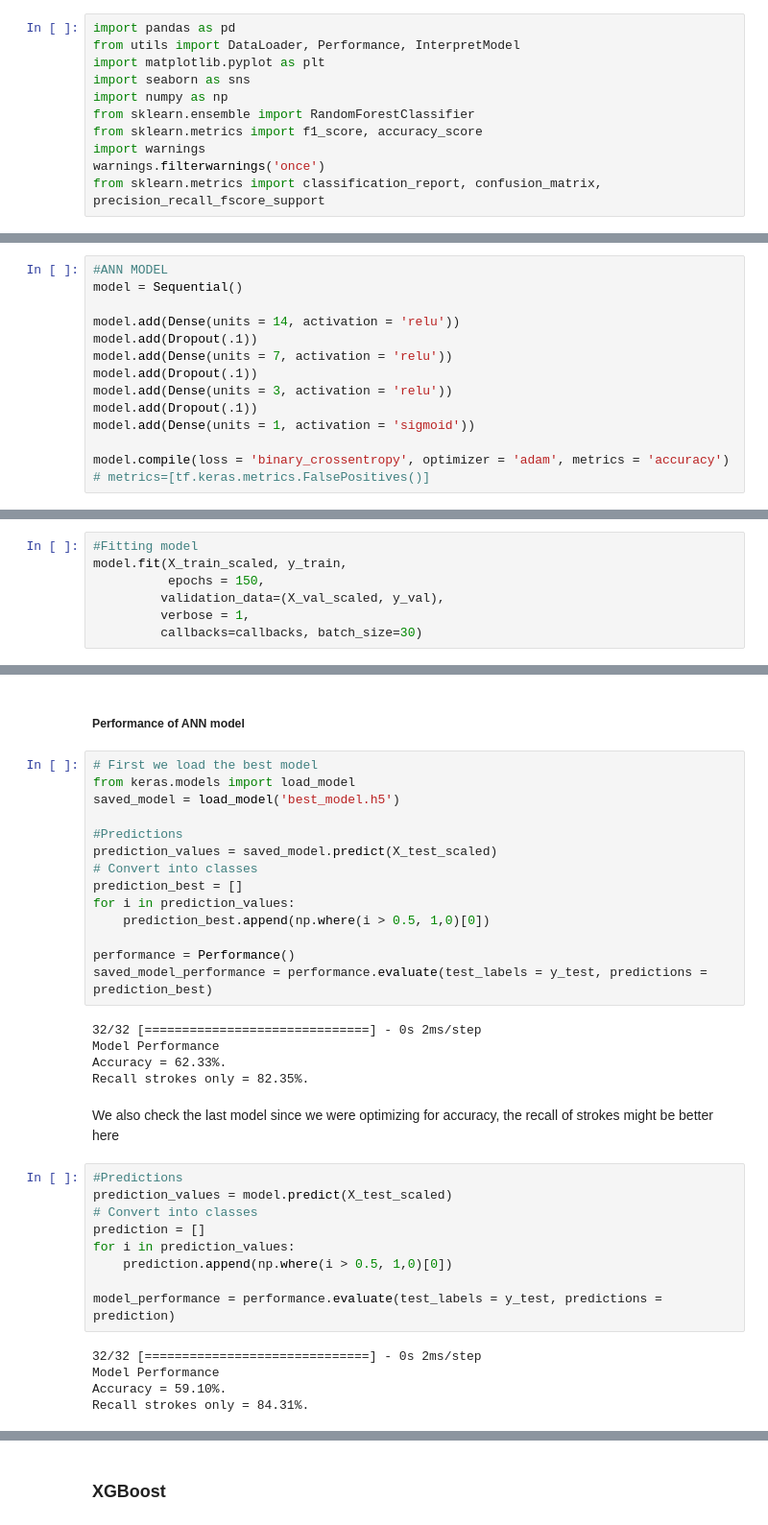
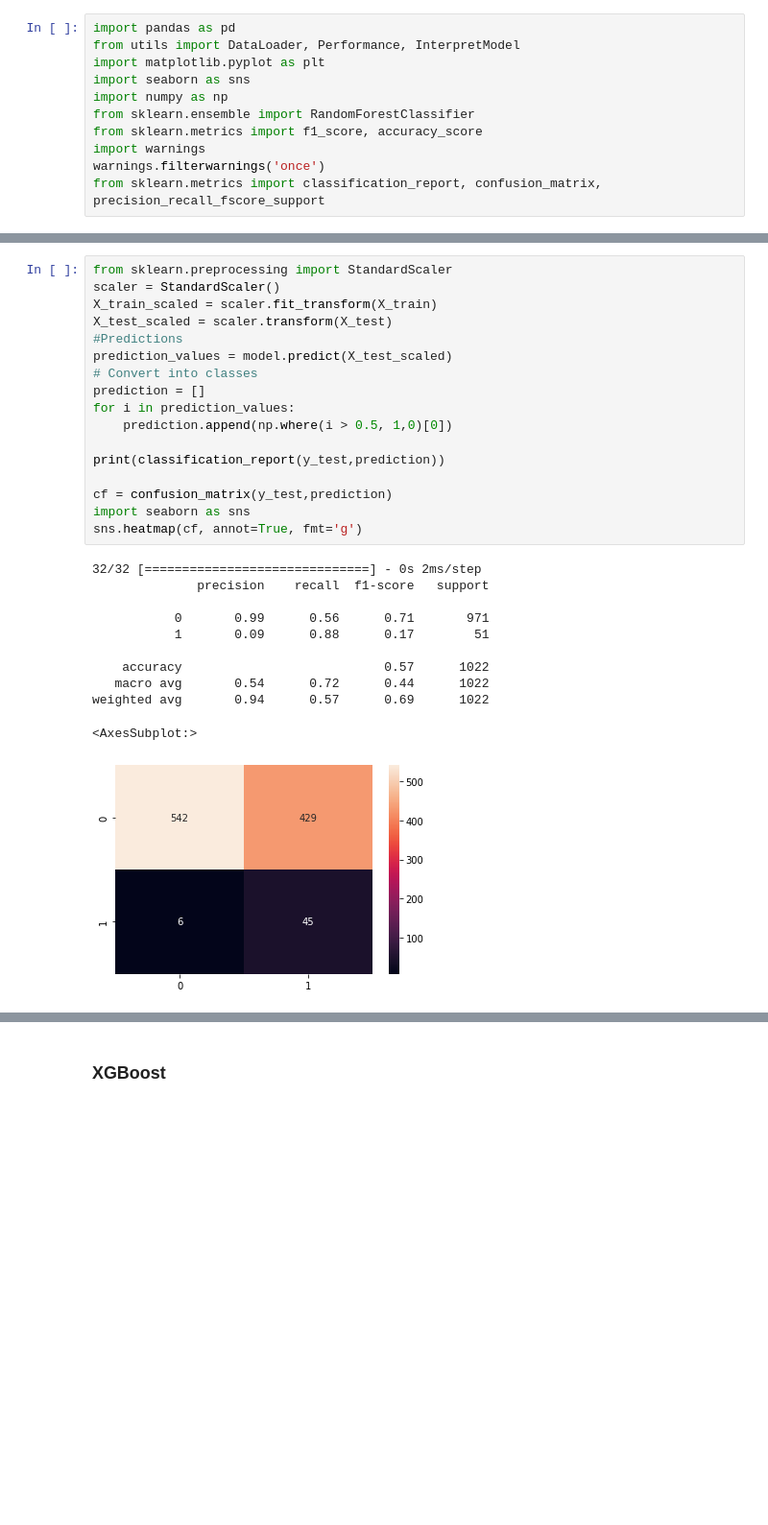
Before and after one commit to katrinenymann/data_science_exam, a Jupyter notebook: interpret_results.ipynb, the cells around one changed output, grey strips where cells are left out. Shown at 96% size. Saved outputs shown, nothing was run; the diff lists cells and outputs as text; blank space fills up the shorter version.

```diff
--- a/interpret_results.ipynb
+++ b/interpret_results.ipynb
@@ -97,13 +32,0 @@ LANCZOS is deprecated and will be removed in Pillow 10 (2023-07-01). Use Resampl
-# %%
-#ANN MODEL
-model = Sequential()
-
-model.add(Dense(units = 14, activation = 'relu'))
-model.add(Dropout(.1))
-model.add(Dense(units = 7, activation = 'relu'))
-model.add(Dropout(.1))
-model.add(Dense(units = 3, activation = 'relu'))
-model.add(Dropout(.1))
-model.add(Dense(units = 1, activation = 'sigmoid'))
-
-model.compile(loss = 'binary_crossentropy', optimizer = 'adam', metrics = 'accuracy') # metrics=[tf.keras.metrics.FalsePositives()]
@@ -121,7 +32,0 @@ callbacks = [EarlyStopping(monitor='val_loss', patience=12),
-# %%
-#Fitting model
-model.fit(X_train_scaled, y_train,
-          epochs = 150,
-         validation_data=(X_val_scaled, y_val),
-         verbose = 1,
-         callbacks=callbacks, batch_size=30)
@@ -158,37 +33,29 @@ Text(0.5, 1.0, 'Training loss and accuracies')
-# %% [markdown]
-##### Performance of ANN model
-# %%
-# First we load the best model
-from keras.models import load_model
-saved_model = load_model('best_model.h5')
-
-#Predictions
-prediction_values = saved_model.predict(X_test_scaled)
-# Convert into classes
-prediction_best = []
-for i in prediction_values:
-    prediction_best.append(np.where(i > 0.5, 1,0)[0])
-
-performance = Performance()
-saved_model_performance = performance.evaluate(test_labels = y_test, predictions = prediction_best)
-# %% [output]
-32/32 [==============================] - 0s 2ms/step
-Model Performance
-Accuracy = 62.33%.
-Recall strokes only = 82.35%.
-# %% [markdown]
-We also check the last model since we were optimizing for accuracy, the recall of strokes might be better here
 # %%
+from sklearn.preprocessing import StandardScaler
+scaler = StandardScaler()
+X_train_scaled = scaler.fit_transform(X_train)
+X_test_scaled = scaler.transform(X_test)
 #Predictions
 prediction_values = model.predict(X_test_scaled)
 # Convert into classes
 prediction = []
 for i in prediction_values:
     prediction.append(np.where(i > 0.5, 1,0)[0])
 
-model_performance = performance.evaluate(test_labels = y_test, predictions = prediction)
+print(classification_report(y_test,prediction))
+
+cf = confusion_matrix(y_test,prediction)
+import seaborn as sns
+sns.heatmap(cf, annot=True, fmt='g')
 # %% [output]
 32/32 [==============================] - 0s 2ms/step
-Model Performance
-Accuracy = 59.10%.
-Recall strokes only = 84.31%.
+              precision    recall  f1-score   support
+
+           0       0.99      0.56      0.71       971
+           1       0.09      0.88      0.17        51
+
+    accuracy                           0.57      1022
+   macro avg       0.54      0.72      0.44      1022
+weighted avg       0.94      0.57      0.69      1022
+<AxesSubplot:>
+[figure, added]
```
Also changed, not shown: parts of 56 cells of this notebook.
